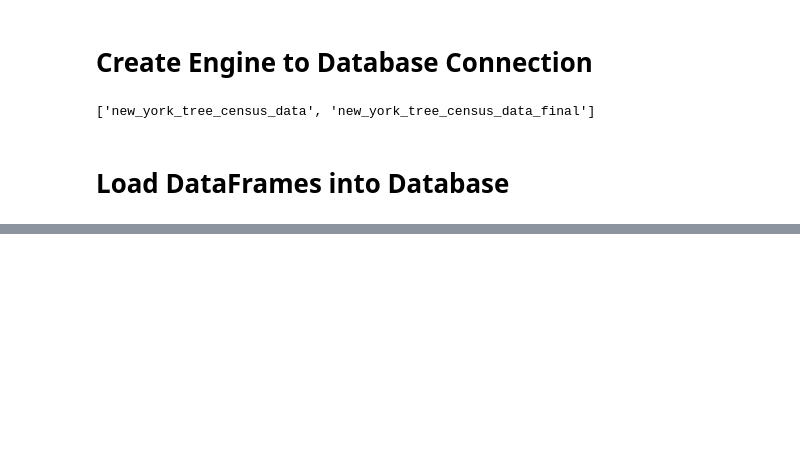
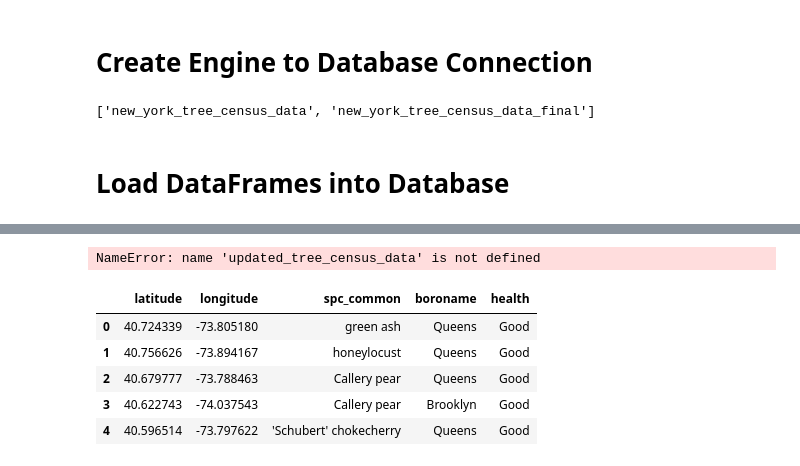
Before and after one commit to shadeetabasi/nyc-realestate-and-trees-project, a Jupyter notebook: connect_to_db/new_york_tree_census_2015_SQL_CONNECT.ipynb, the cells around one changed output, grey strips where cells are left out. Drawn from its saved outputs; the diff is of its cells as text; code cells hidden in the pictures; blank space fills up the shorter version.

```diff
--- a/connect_to_db/new_york_tree_census_2015_SQL_CONNECT.ipynb
+++ b/connect_to_db/new_york_tree_census_2015_SQL_CONNECT.ipynb
@@ -143,3 +149,7 @@ updated_tree_census_data.head()
 updated_tree_census_data.to_sql(name='new_york_tree_census_data_final', con=engine, if_exists='append', index=True)
 # %%
 #IT RAN!
+# %%
+df = updated_tree_census_data.copy()
+# %% [output]
+NameError: name 'updated_tree_census_data' is not defined
@@ -145,0 +168,9 @@ updated_tree_census_data.to_sql(name='new_york_tree_census_data_final', con=engi
+# %%
+df.head()
+# %% [output]
+|  | latitude | longitude | spc_common | boroname | health |
+| 0 | 40.724339 | -73.805180 | green ash | Queens | Good |
+| 1 | 40.756626 | -73.894167 | honeylocust | Queens | Good |
+| 2 | 40.679777 | -73.788463 | Callery pear | Queens | Good |
+| 3 | 40.622743 | -74.037543 | Callery pear | Brooklyn | Good |
+| 4 | 40.596514 | -73.797622 | 'Schubert' chokecherry | Queens | Good |
```
Also changed, not shown: parts of 6 cells of this notebook, 4 other files.
